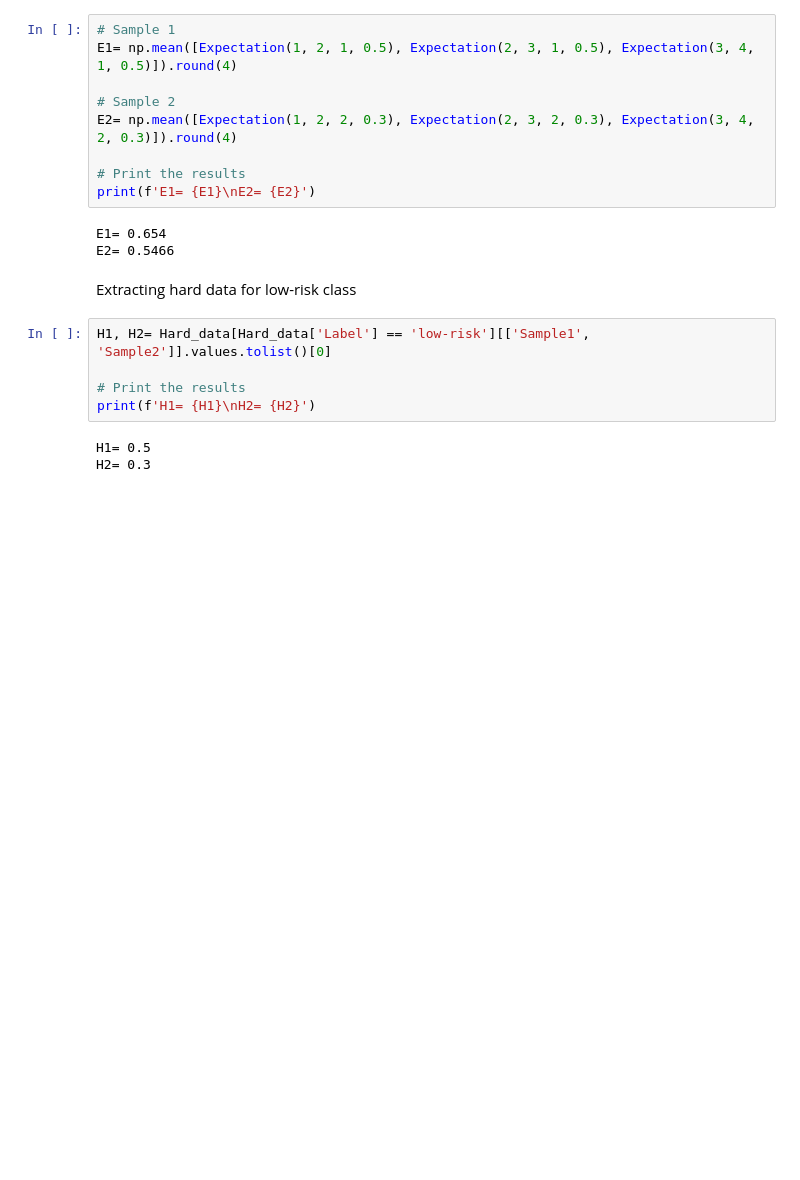
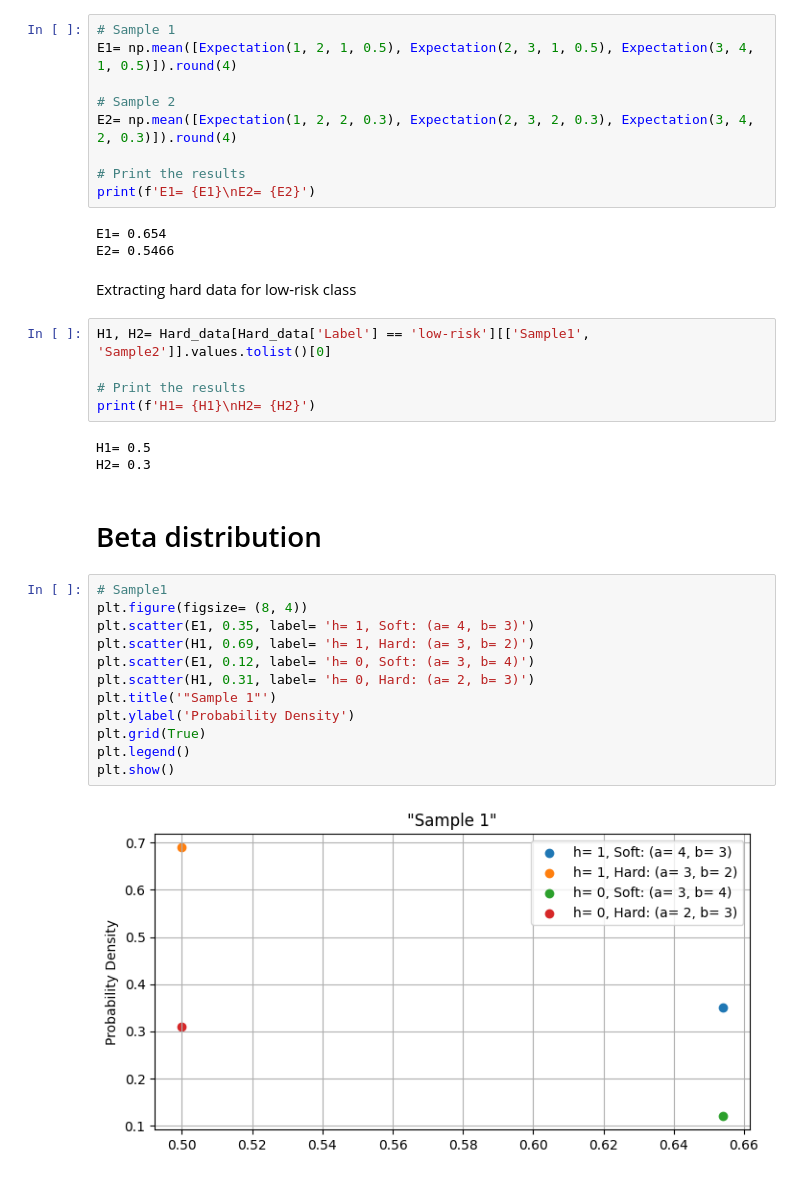
Before and after one commit to ErfanJoodi/Soft-Hard-Data-Fusion-Practice, a Jupyter notebook: CustomerRiskAssessment.ipynb, the cells around one changed output. Drawn from its saved outputs; the diff is of its cells as text; blank space fills up the shorter version.

Commit message:
Visualization of beta distribution results

```diff
--- a/CustomerRiskAssessment.ipynb
+++ b/CustomerRiskAssessment.ipynb
@@ -93,3 +96,19 @@ print(f'H1= {H1}\nH2= {H2}')
 # %% [output]
 H1= 0.5
 H2= 0.3
+# %% [markdown]
+# Beta distribution
+# %%
+# Sample1
+plt.figure(figsize= (8, 4))
+plt.scatter(E1, 0.35, label= 'h= 1, Soft: (a= 4, b= 3)')
+plt.scatter(H1, 0.69, label= 'h= 1, Hard: (a= 3, b= 2)')
+plt.scatter(E1, 0.12, label= 'h= 0, Soft: (a= 3, b= 4)')
+plt.scatter(H1, 0.31, label= 'h= 0, Hard: (a= 2, b= 3)')
+plt.title('"Sample 1"')
+plt.ylabel('Probability Density')
+plt.grid(True)
+plt.legend()
+plt.show()
+# %% [output]
+[figure, added]
```
Also changed, not shown: parts of 3 cells of this notebook.
